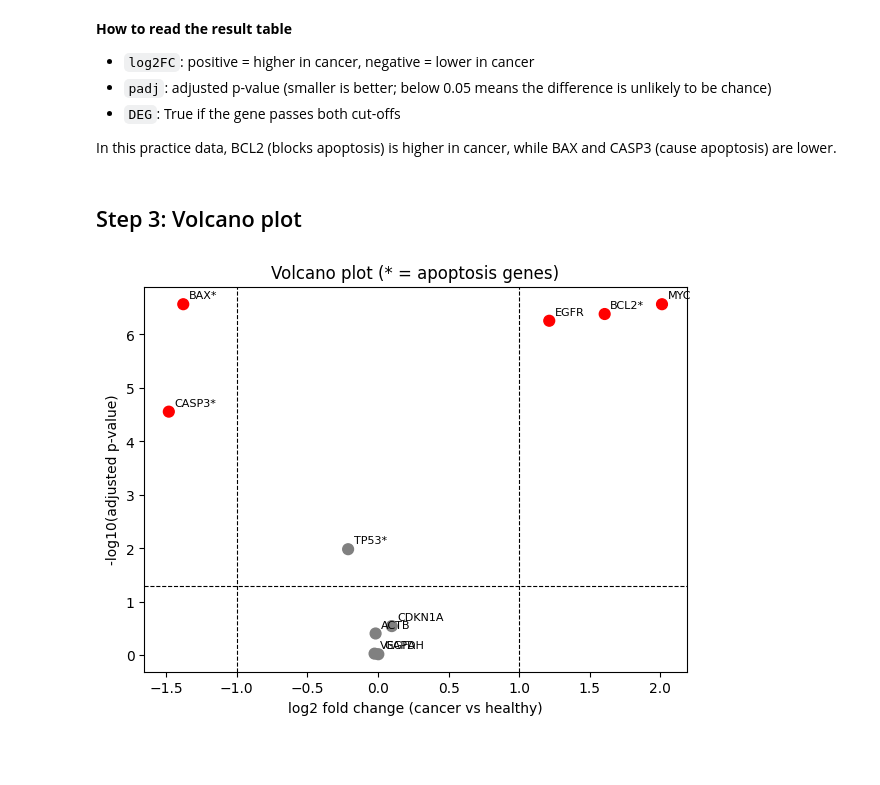
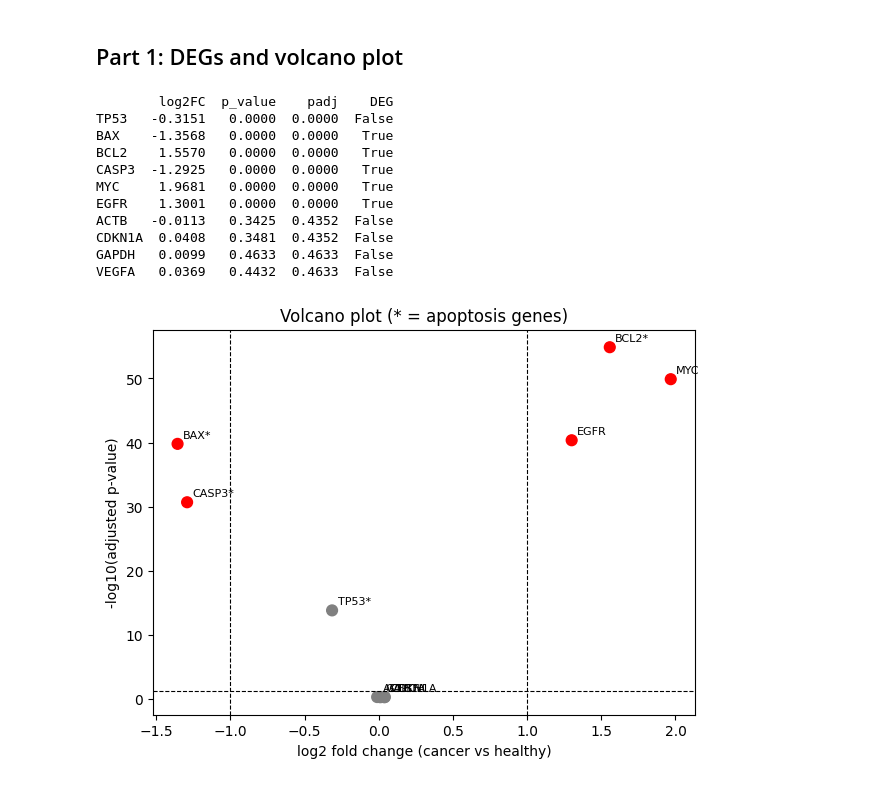
Before and after one commit to hira37/cancer-gene-expression-analysis, a Jupyter notebook: cancer_gene_expression_demo.ipynb, the cells around one changed output. Drawn from its saved outputs; the diff is of its cells as text; code cells hidden in the pictures; blank space fills up the shorter version.

```diff
--- a/cancer_gene_expression_demo.ipynb
+++ b/cancer_gene_expression_demo.ipynb
@@ -67,33 +49,40 @@ GAPDH   0.0024   0.9518  0.9518  False
-# %% [markdown]
-**How to read the result table**
-- `log2FC`: positive = higher in cancer, negative = lower in cancer
-- `padj`: adjusted p-value (smaller is better; below 0.05 means the difference is unlikely to be chance)
-- `DEG`: True if the gene passes both cut-offs
-
-In this practice data, BCL2 (blocks apoptosis) is higher in cancer, while BAX and CASP3 (cause apoptosis) are lower.
-# %% [markdown]
-## Step 3: Volcano plot
+# %% [markdown]
+## Part 1: DEGs and volcano plot
 # %%
-import matplotlib.pyplot as plt
+counts = data[genes].T                       # rows = genes, columns = samples
+log_counts = np.log2(counts + 1)
+cancer = log_counts.loc[:, data["label"] == "cancer"]
+healthy = log_counts.loc[:, data["label"] == "healthy"]
 
+result = pd.DataFrame(index=genes)
+result["log2FC"] = cancer.mean(axis=1) - healthy.mean(axis=1)
+result["p_value"] = stats.ttest_ind(cancer, healthy, axis=1).pvalue
+result["padj"] = multipletests(result["p_value"], method="fdr_bh")[1]
+result["DEG"] = (result["padj"] < 0.05) & (result["log2FC"].abs() > 1)
+print(result.round(4).sort_values("padj"))
+
+apoptosis = ["TP53", "BAX", "BCL2", "CASP3"]
 result["-log10(padj)"] = -np.log10(result["padj"] + 1e-300)
-apoptosis = ["TP53", "BAX", "BCL2", "CASP3"]
-
 plt.figure(figsize=(7, 5))
-colors = result["DEG"].map({True: "red", False: "grey"})
-plt.scatter(result["log2FC"], result["-log10(padj)"], c=colors, s=60)
-
-for gene in result.index:
-    marker = "*" if gene in apoptosis else ""
-    plt.annotate(gene + marker, (result.loc[gene, "log2FC"], result.loc[gene, "-log10(padj)"]),
+plt.scatter(result["log2FC"], result["-log10(padj)"], c=result["DEG"].map({True: "red", False: "grey"}), s=60)
+for g in result.index:
+    plt.annotate(g + ("*" if g in apoptosis else ""), (result.loc[g, "log2FC"], result.loc[g, "-log10(padj)"]),
                  fontsize=8, xytext=(4, 4), textcoords="offset points")
-
-plt.axvline(1, linestyle="--", color="black", linewidth=0.8)
-plt.axvline(-1, linestyle="--", color="black", linewidth=0.8)
-plt.axhline(-np.log10(0.05), linestyle="--", color="black", linewidth=0.8)
-plt.xlabel("log2 fold change (cancer vs healthy)")
-plt.ylabel("-log10(adjusted p-value)")
+plt.axvline(1, ls="--", c="black", lw=0.8); plt.axvline(-1, ls="--", c="black", lw=0.8)
+plt.axhline(-np.log10(0.05), ls="--", c="black", lw=0.8)
+plt.xlabel("log2 fold change (cancer vs healthy)"); plt.ylabel("-log10(adjusted p-value)")
 plt.title("Volcano plot (* = apoptosis genes)")
 plt.show()
 # %% [output]
+        log2FC  p_value    padj    DEG
+TP53   -0.3151   0.0000  0.0000  False
+BAX    -1.3568   0.0000  0.0000   True
+BCL2    1.5570   0.0000  0.0000   True
+CASP3  -1.2925   0.0000  0.0000   True
+MYC     1.9681   0.0000  0.0000   True
+EGFR    1.3001   0.0000  0.0000   True
+ACTB   -0.0113   0.3425  0.4352  False
+CDKN1A  0.0408   0.3481  0.4352  False
+GAPDH   0.0099   0.4633  0.4633  False
+VEGFA   0.0369   0.4432  0.4633  False
-[figure, old version]
+[figure, new version]
```
Also changed, not shown: parts of 15 cells of this notebook, 6 other files.
